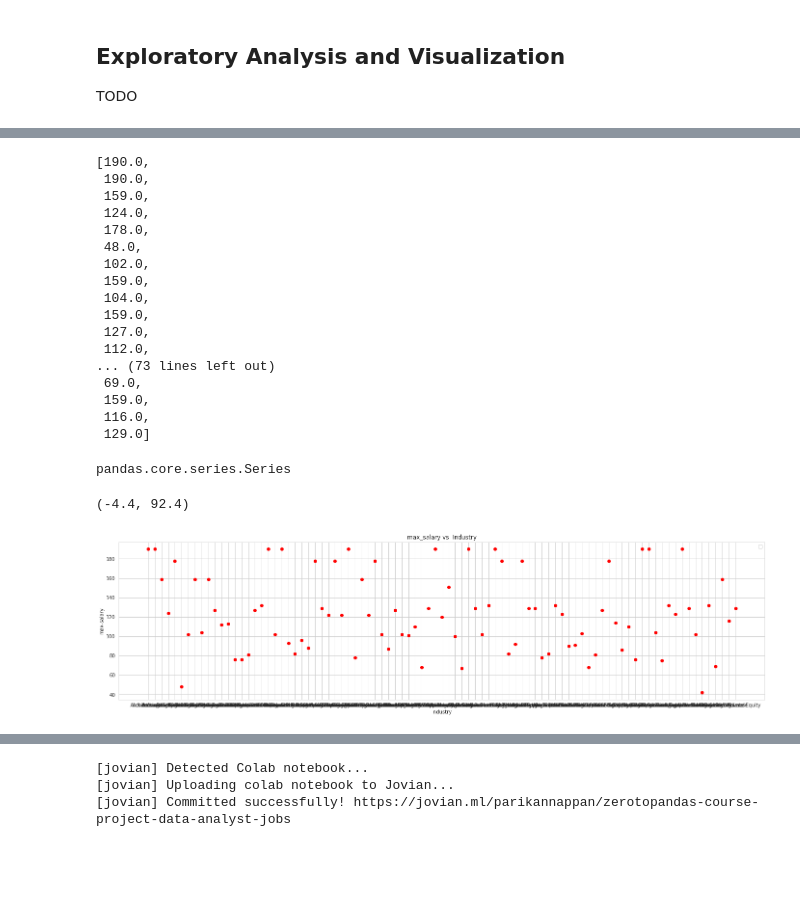
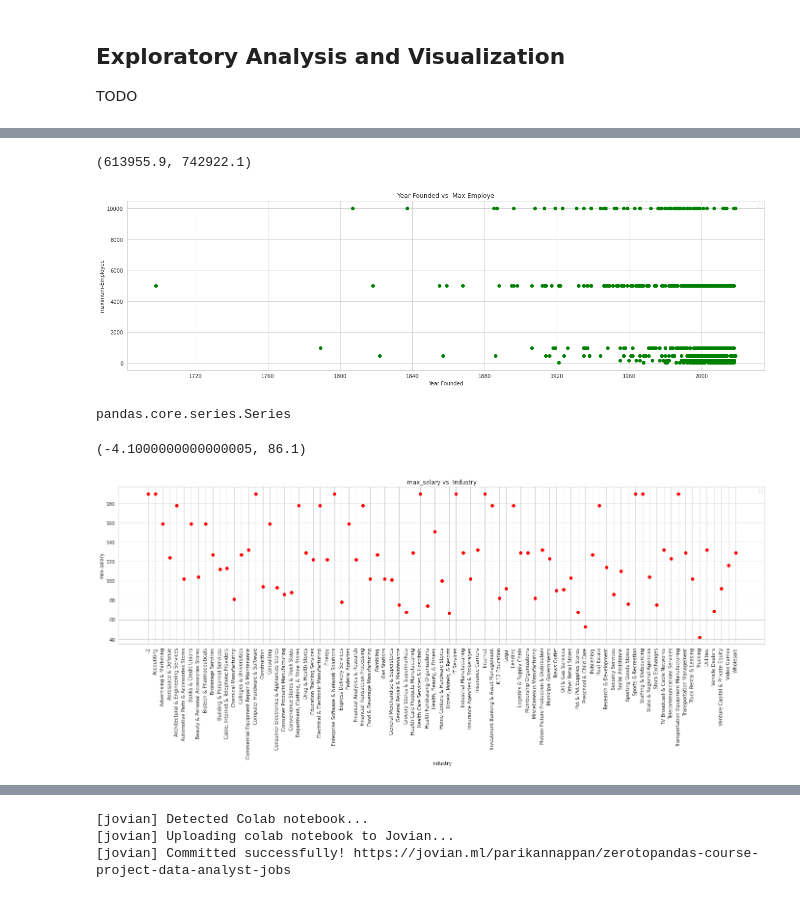
Before and after one commit to parikannappan/python_learning, a Jupyter notebook: zerotopandas_course_project.ipynb, the cells around one changed output, grey strips where cells are left out. Drawn from its saved outputs; the diff is of its cells as text; code cells hidden in the pictures; blank space fills up the shorter version.

```diff
--- a/zerotopandas_course_project.ipynb
+++ b/zerotopandas_course_project.ipynb
@@ -182,0 +234,2 @@ memory usage: 281.8+ KB
+# %%
+ dfda['Founded'] = dfda['Founded'].apply(cotonat)
@@ -182,0 +256,2 @@ memory usage: 281.8+ KB
+# %%
+dfda = dfda.dropna(subset=['Founded'])
@@ -183,3 +280,5 @@ memory usage: 281.8+ KB
+# %%
+dfda['Founded']= pd.to_datetime(dfda['Founded'], format='%Y')
 # %%
 dfda.head()
 # %% [output]
@@ -432,25 +459,17 @@ Industry_list
+# %%
+sns.set_style("whitegrid")
+plt.figure(figsize=(22, 6))
+plt.xlabel('Year Founded')
+plt.ylabel('maximum-Employee')
+plt.title("Year Founded vs  Max Employe")
+plt.legend(['Rating', 'Max_size_list'])
+plt.plot(Founded_list, Max_size_list, 'og')
+plt.xlim()
+# %% [output]
+(613955.9, 742922.1)
+[figure, added]
 # %%
 mxs = dfda7['max-salary'].tolist()
-# %%
-mxs
-# %% [output]
-[190.0,
- 190.0,
- 159.0,
- 124.0,
- 178.0,
- 48.0,
- 102.0,
- 159.0,
- 104.0,
- 159.0,
- 127.0,
- 112.0,
-... (73 lines left out)
- 69.0,
- 159.0,
- 116.0,
- 129.0]
 # %%
 type(mxs)
 # %% [output]
@@ -458,12 +477,13 @@ pandas.core.series.Series
 # %%
 sns.set_style("whitegrid")
 plt.figure(figsize=(24, 6))
 plt.xlabel('Industry')
 plt.ylabel('max-salary')
+plt.xticks(rotation=90)
 plt.title("max_salary vs  Industry")
-plt.legend(['Rating', 'max-salary'])
+plt.legend(['Industry', 'max-salary'])
 plt.plot(Industry_list, mxs, 'or')
 plt.xlim()
 # %% [output]
-(-4.4, 92.4)
+(-4.1000000000000005, 86.1)
-[figure, old version]
+[figure, new version]
```
Also changed, not shown: parts of 63 cells of this notebook.
